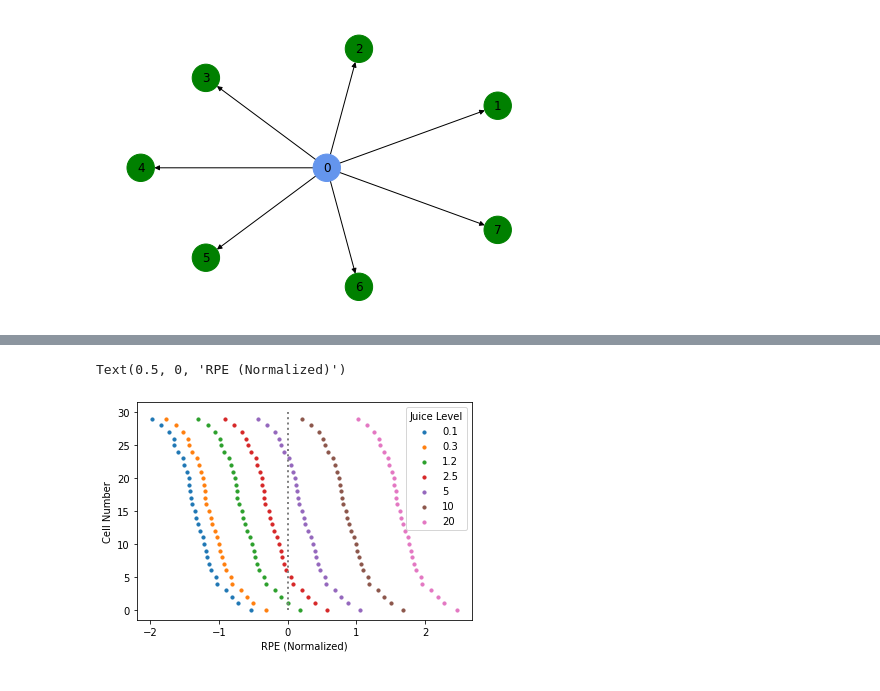
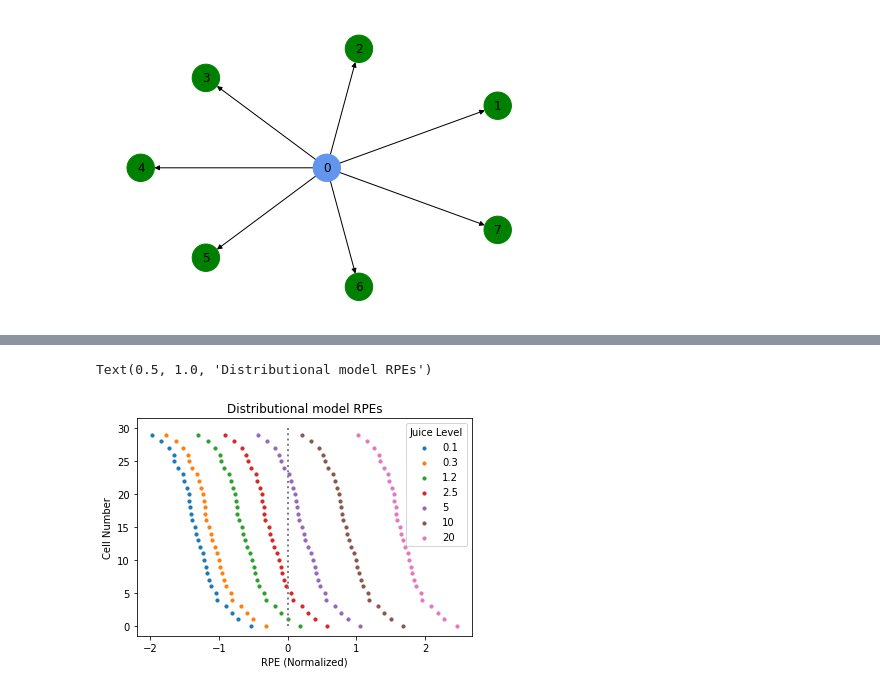
Before and after one commit to awjuliani/neuro-nav, a Jupyter notebook: notebooks/distributional.ipynb, the cells around one changed output, grey strips where cells are left out. Saved outputs shown, nothing was run; the diff lists cells and outputs as text; code cells hidden in the pictures.

```diff
--- a/notebooks/distributional.ipynb
+++ b/notebooks/distributional.ipynb
@@ -59,10 +60,16 @@ sorted_rpes = sorted_rpes[:,::5]
 # %%
 for i in range(len(rewards)):
-    plt.scatter(sorted_rpes[i, :], np.arange(0, sorted_rpes.shape[-1]), s=10, label=juice_levels[i])
+    plt.scatter(
+        sorted_rpes[i, :],
+        np.arange(0, sorted_rpes.shape[-1]),
+        s=10,
+        label=juice_levels[i],
+    )
 plt.vlines(x=0, ymin=0, ymax=sorted_rpes.shape[-1], colors="gray", ls=":", lw=2)
 plt.legend(title="Juice Level")
 plt.ylabel("Cell Number")
 plt.xlabel("RPE (Normalized)")
+plt.title("Distributional model RPEs")
 # %% [output]
-Text(0.5, 0, 'RPE (Normalized)')
+Text(0.5, 1.0, 'Distributional model RPEs')
-[figure, old version]
+[figure, new version]
```
Also changed, not shown: parts of 3 cells of this notebook, 2 other files.
